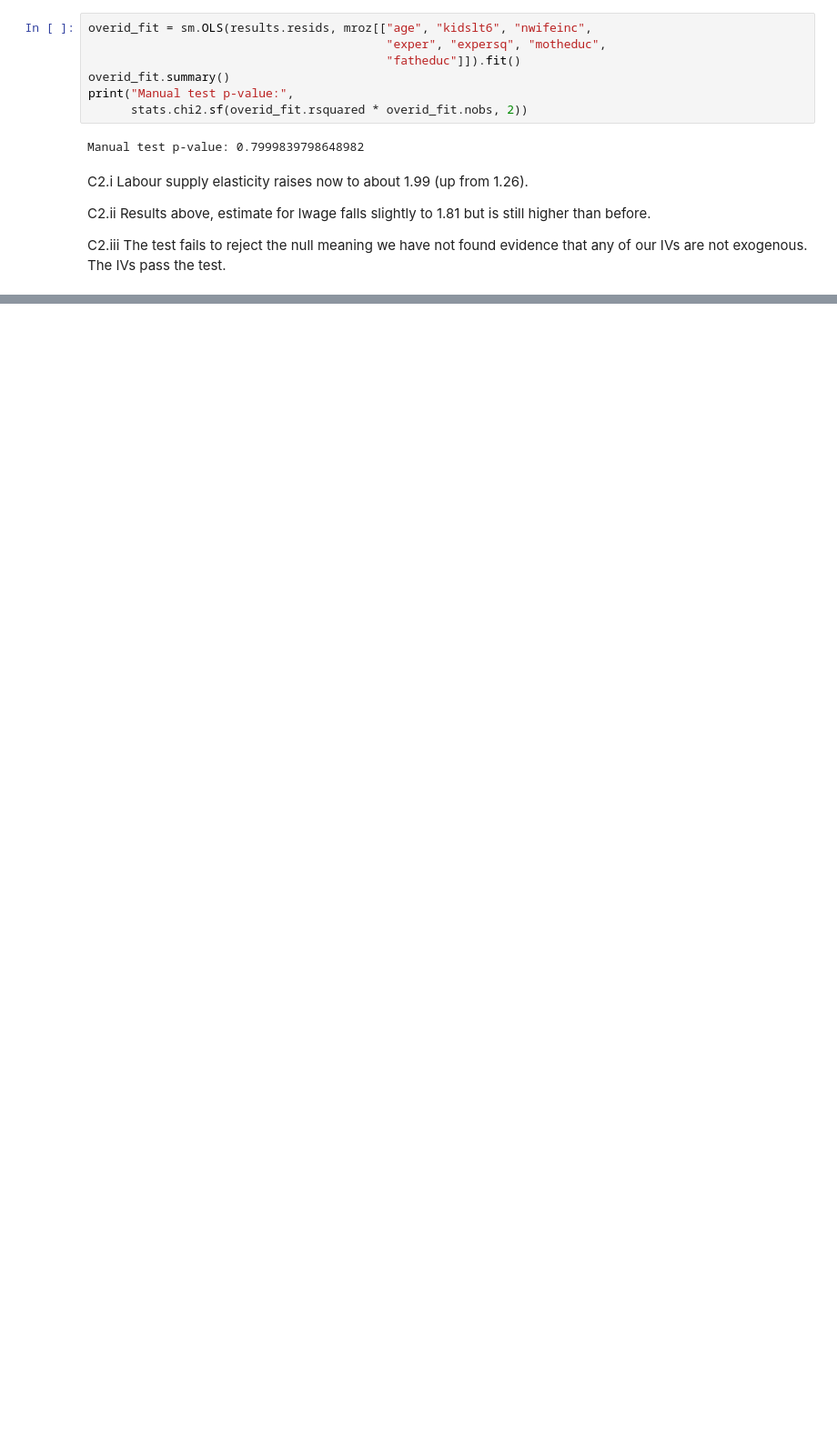
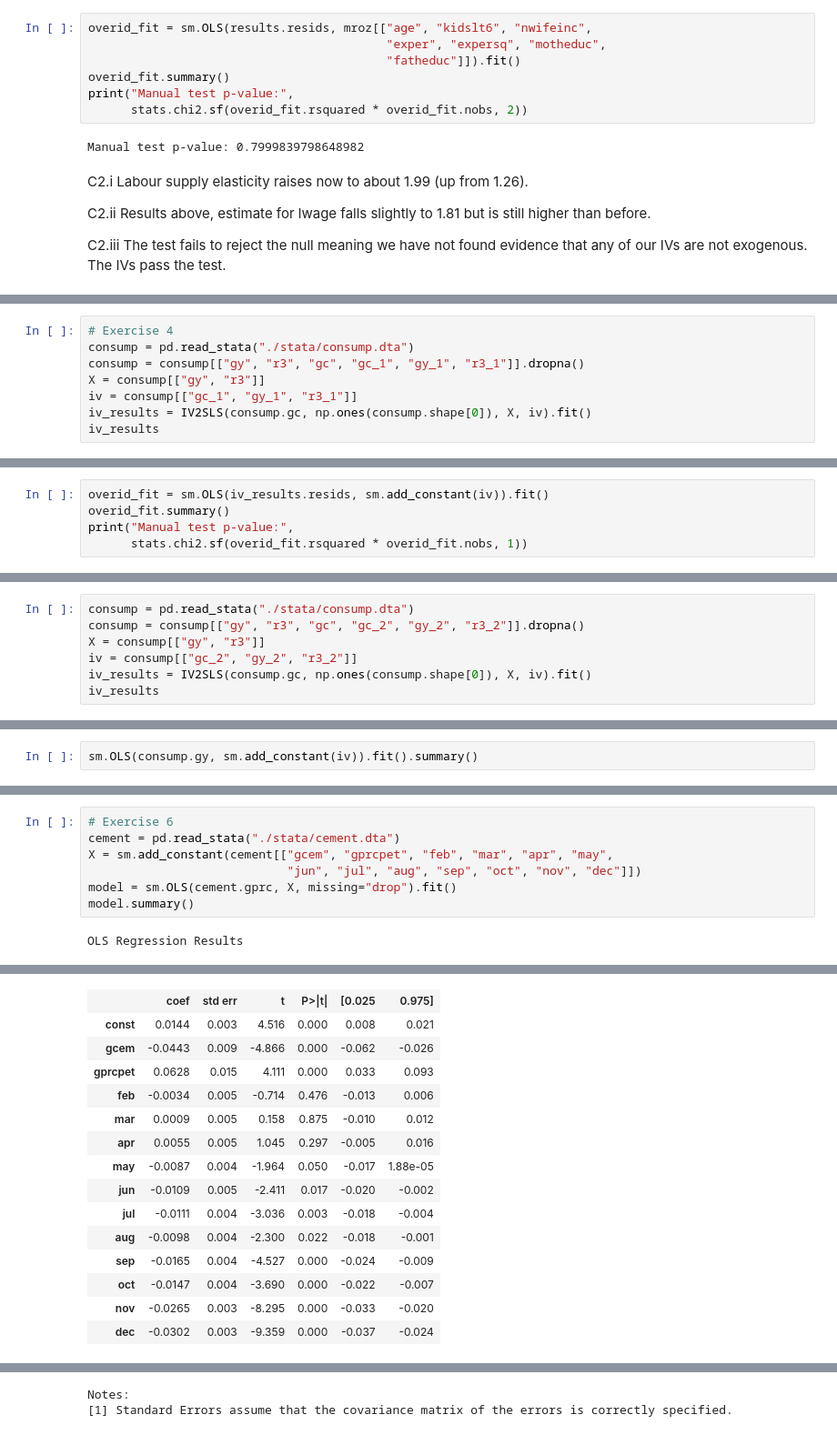
Before and after one commit to systemchalk/wooldridge_workbook, a Jupyter notebook: ch16.ipynb, the cells around one changed output, grey strips where cells are left out. Shown at 91% size. Saved outputs shown, nothing was run; the diff lists cells and outputs as text; blank space fills up the shorter version.

Commit message:
Started exercise 6

```diff
--- a/ch16.ipynb
+++ b/ch16.ipynb
@@ -192,0 +343,8 @@ C2.iii The test fails to reject the null meaning we have not found evidence that
+# %%
+# Exercise 4
+consump = pd.read_stata("./stata/consump.dta")
+consump = consump[["gy", "r3", "gc", "gc_1", "gy_1", "r3_1"]].dropna()
+X = consump[["gy", "r3"]]
+iv = consump[["gc_1", "gy_1", "r3_1"]]
+iv_results = IV2SLS(consump.gc, np.ones(consump.shape[0]), X, iv).fit()
+iv_results
@@ -192,0 +379,5 @@ C2.iii The test fails to reject the null meaning we have not found evidence that
+# %%
+overid_fit = sm.OLS(iv_results.resids, sm.add_constant(iv)).fit()
+overid_fit.summary()
+print("Manual test p-value:",
+      stats.chi2.sf(overid_fit.rsquared * overid_fit.nobs, 1))
@@ -192,0 +386,7 @@ C2.iii The test fails to reject the null meaning we have not found evidence that
+# %%
+consump = pd.read_stata("./stata/consump.dta")
+consump = consump[["gy", "r3", "gc", "gc_2", "gy_2", "r3_2"]].dropna()
+X = consump[["gy", "r3"]]
+iv = consump[["gc_2", "gy_2", "r3_2"]]
+iv_results = IV2SLS(consump.gc, np.ones(consump.shape[0]), X, iv).fit()
+iv_results
@@ -192,0 +412,2 @@ C2.iii The test fails to reject the null meaning we have not found evidence that
+# %%
+sm.OLS(consump.gy, sm.add_constant(iv)).fit().summary()
@@ -192,0 +444,9 @@ C2.iii The test fails to reject the null meaning we have not found evidence that
+# %%
+# Exercise 6
+cement = pd.read_stata("./stata/cement.dta")
+X = sm.add_constant(cement[["gcem", "gprcpet", "feb", "mar", "apr", "may",
+                            "jun", "jul", "aug", "sep", "oct", "nov", "dec"]])
+model = sm.OLS(cement.gprc, X, missing="drop").fit()
+model.summary()
+# %% [output]
+OLS Regression Results
@@ -192,0 +462,15 @@ C2.iii The test fails to reject the null meaning we have not found evidence that
+|  | coef | std err | t | P>|t| | [0.025 | 0.975] |
+| const | 0.0144 | 0.003 | 4.516 | 0.000 | 0.008 | 0.021 |
+| gcem | -0.0443 | 0.009 | -4.866 | 0.000 | -0.062 | -0.026 |
+| gprcpet | 0.0628 | 0.015 | 4.111 | 0.000 | 0.033 | 0.093 |
+| feb | -0.0034 | 0.005 | -0.714 | 0.476 | -0.013 | 0.006 |
+| mar | 0.0009 | 0.005 | 0.158 | 0.875 | -0.010 | 0.012 |
+| apr | 0.0055 | 0.005 | 1.045 | 0.297 | -0.005 | 0.016 |
+| may | -0.0087 | 0.004 | -1.964 | 0.050 | -0.017 | 1.88e-05 |
+| jun | -0.0109 | 0.005 | -2.411 | 0.017 | -0.020 | -0.002 |
+| jul | -0.0111 | 0.004 | -3.036 | 0.003 | -0.018 | -0.004 |
+| aug | -0.0098 | 0.004 | -2.300 | 0.022 | -0.018 | -0.001 |
+| sep | -0.0165 | 0.004 | -4.527 | 0.000 | -0.024 | -0.009 |
+| oct | -0.0147 | 0.004 | -3.690 | 0.000 | -0.022 | -0.007 |
+| nov | -0.0265 | 0.003 | -8.295 | 0.000 | -0.033 | -0.020 |
+| dec | -0.0302 | 0.003 | -9.359 | 0.000 | -0.037 | -0.024 |
@@ -192,0 +481,2 @@ C2.iii The test fails to reject the null meaning we have not found evidence that
+Notes:
+[1] Standard Errors assume that the covariance matrix of the errors is correctly specified.
```
Also changed, not shown: parts of 20 cells of this notebook.
